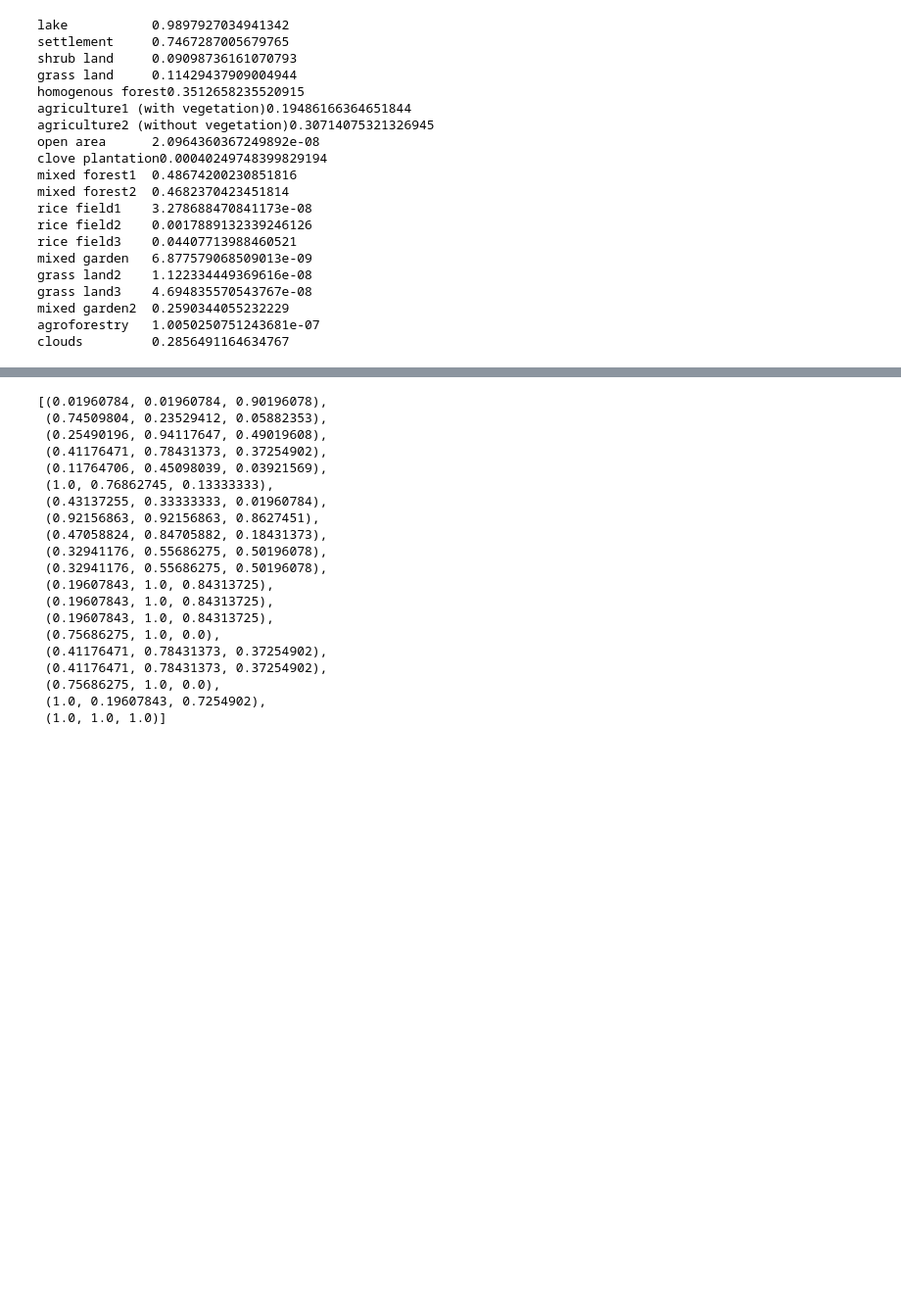
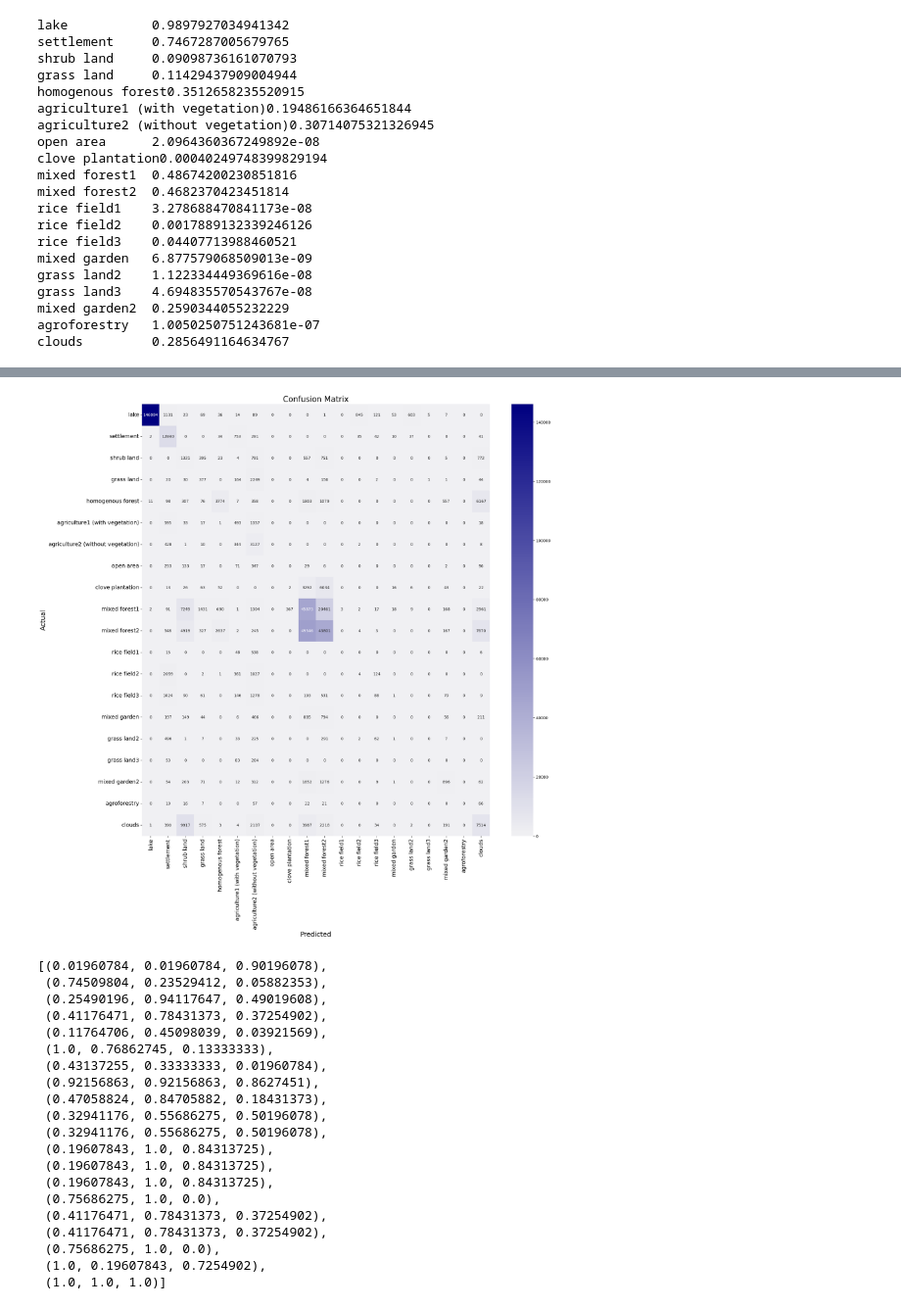
Before and after one commit to realtechsupport/cocktail, a Jupyter notebook: sandbox/notebooks/evaluation_metrics.ipynb, the cells around one changed output, grey strips where cells are left out. Shown at 98% size. Drawn from its saved outputs; the diff is of its cells as text; code cells hidden in the pictures; blank space fills up the shorter version.

```diff
--- a/sandbox/notebooks/evaluation_metrics.ipynb
+++ b/sandbox/notebooks/evaluation_metrics.ipynb
@@ -421,3 +470,17 @@ clouds         0.2856491164634767
+# %%
+color_palette = sns.light_palette("navy", as_cmap=True)
+
+# Plot the confusion matrix using seaborn
+plt.figure(figsize=(20, 20))
+sns.heatmap(conf_matrix, annot=True, fmt='d', cmap=color_palette, cbar=True, xticklabels=class_names, yticklabels=class_names)
+plt.xlabel('Predicted', fontsize=17)
+plt.ylabel('Actual', fontsize=17)
+plt.title('Confusion Matrix', fontsize=20)
+plt.xticks(fontsize=14)
+plt.yticks(fontsize=14)
+plt.show()
+# %% [output]
+[figure, added]
 # %%
 import seaborn as sns
 import matplotlib.pyplot as plt
```
Also changed, not shown: parts of 13 cells of this notebook.
